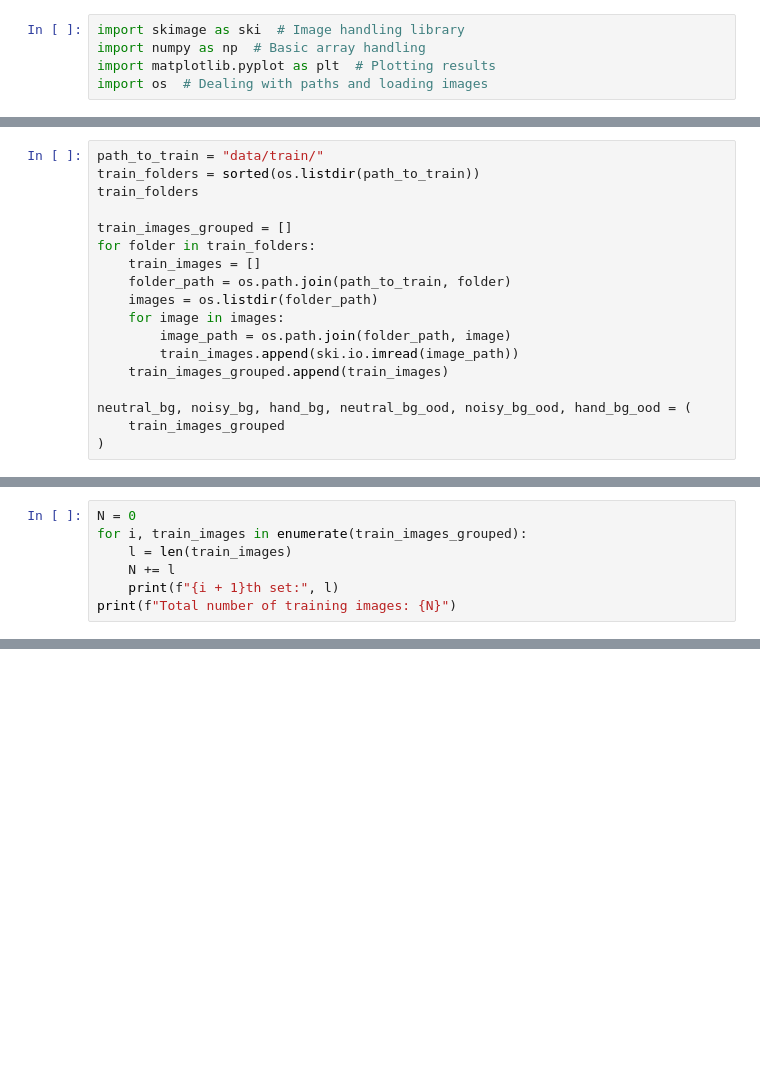
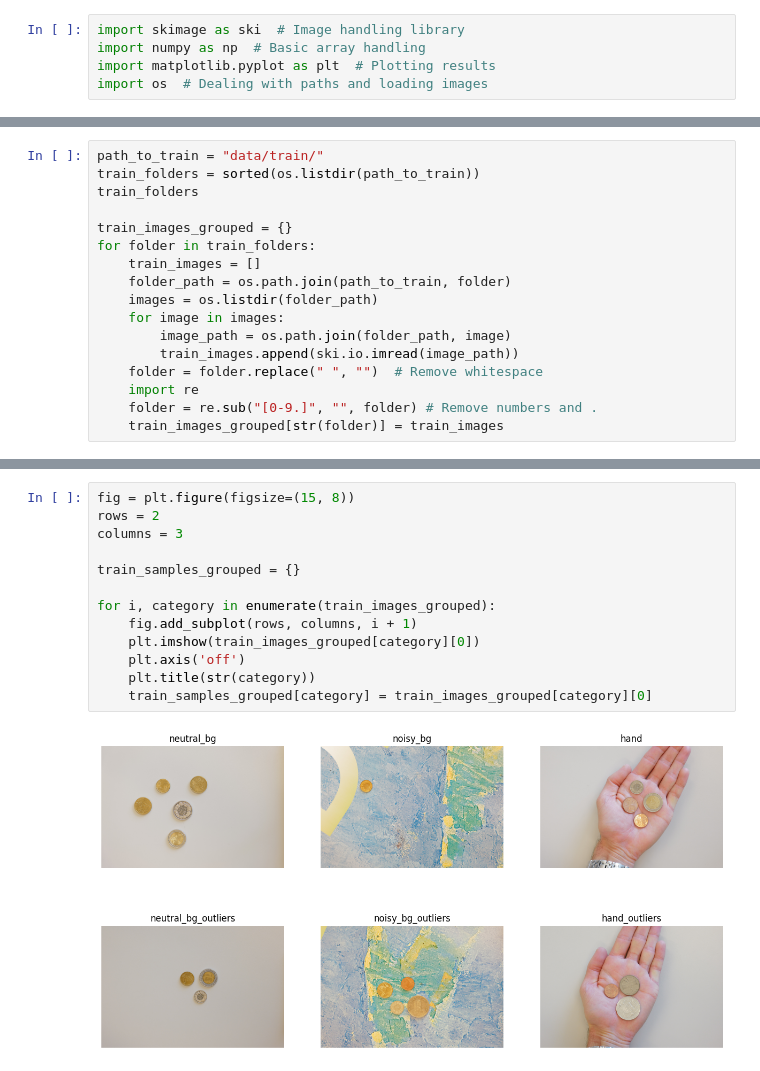
Before and after one commit to KatlaMariaGudmundsdottir/Coin-Classification, a Jupyter notebook: data_exploration.ipynb, the cells around one changed output, grey strips where cells are left out. Saved outputs shown, nothing was run; the diff lists cells and outputs as text; blank space fills up the shorter version.

Commit message:
loaded images

```diff
--- a/data_exploration.ipynb
+++ b/data_exploration.ipynb
@@ -16,7 +19,7 @@ path_to_train = "data/train/"
 train_folders = sorted(os.listdir(path_to_train))
 train_folders
 
-train_images_grouped = []
+train_images_grouped = {}
 for folder in train_folders:
     train_images = []
     folder_path = os.path.join(path_to_train, folder)
@@ -24,8 +27,7 @@ for folder in train_folders:
     for image in images:
         image_path = os.path.join(folder_path, image)
         train_images.append(ski.io.imread(image_path))
-    train_images_grouped.append(train_images)
-
-neutral_bg, noisy_bg, hand_bg, neutral_bg_ood, noisy_bg_ood, hand_bg_ood = (
-    train_images_grouped
-)
+    folder = folder.replace(" ", "")  # Remove whitespace
+    import re
+    folder = re.sub("[0-9.]", "", folder) # Remove numbers and .
+    train_images_grouped[str(folder)] = train_images
@@ -35,8 +36 @@ neutral_bg, noisy_bg, hand_bg, neutral_bg_ood, noisy_bg_ood, hand_bg_ood = (
 Simple sanity check for loading in correct number of images.
-# %%
-N = 0
-for i, train_images in enumerate(train_images_grouped):
-    l = len(train_images)
-    N += l
-    print(f"{i + 1}th set:", l)
-print(f"Total number of training images: {N}")
@@ -50,0 +68,15 @@ Total number of training images: 81
+# %%
+fig = plt.figure(figsize=(15, 8))
+rows = 2
+columns = 3
+
+train_samples_grouped = {}
+
+for i, category in enumerate(train_images_grouped):
+    fig.add_subplot(rows, columns, i + 1)
+    plt.imshow(train_images_grouped[category][0])
+    plt.axis('off')
+    plt.title(str(category))
+    train_samples_grouped[category] = train_images_grouped[category][0]
+# %% [output]
+[figure, added]
```
Also changed, not shown: parts of 14 cells of this notebook, 1 other file.
